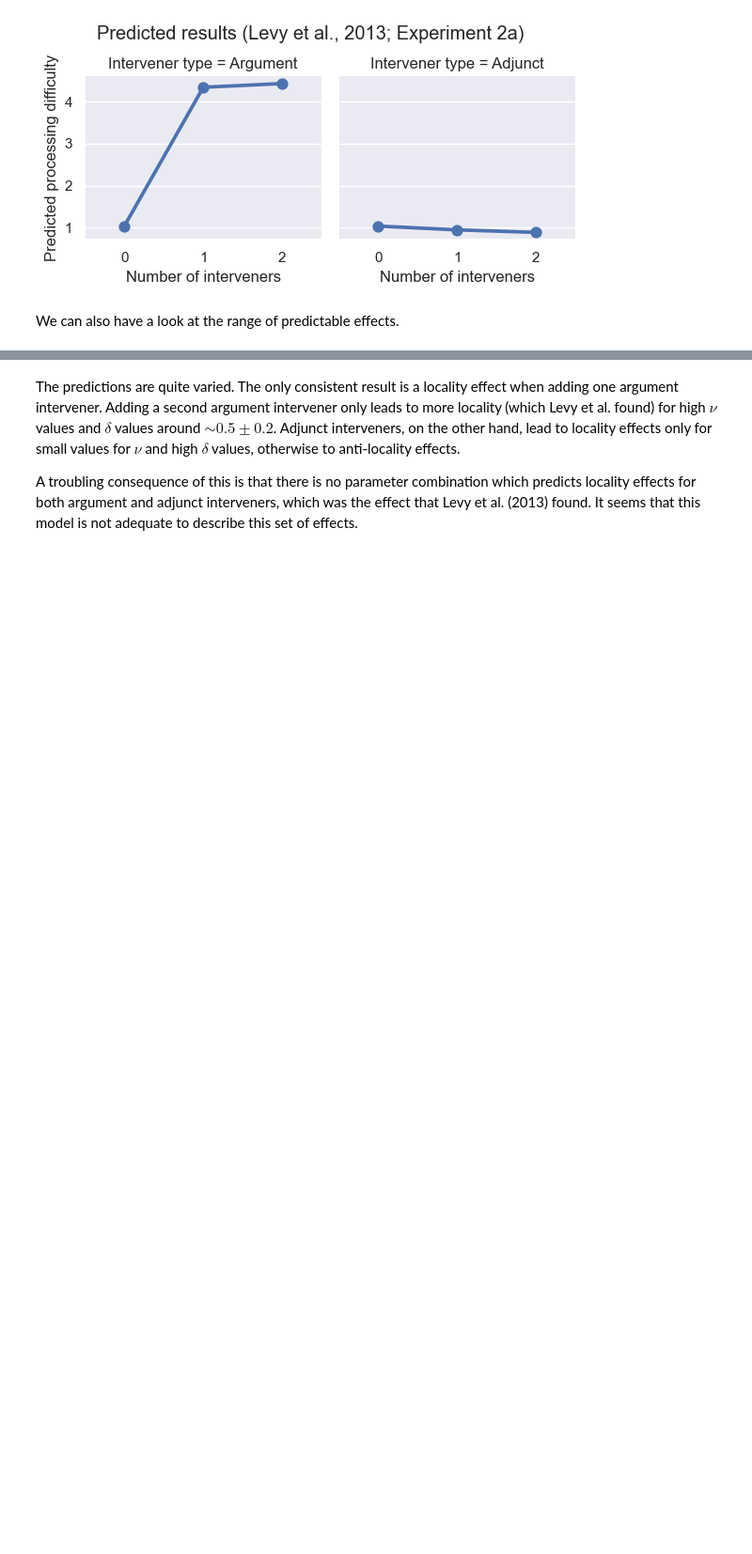
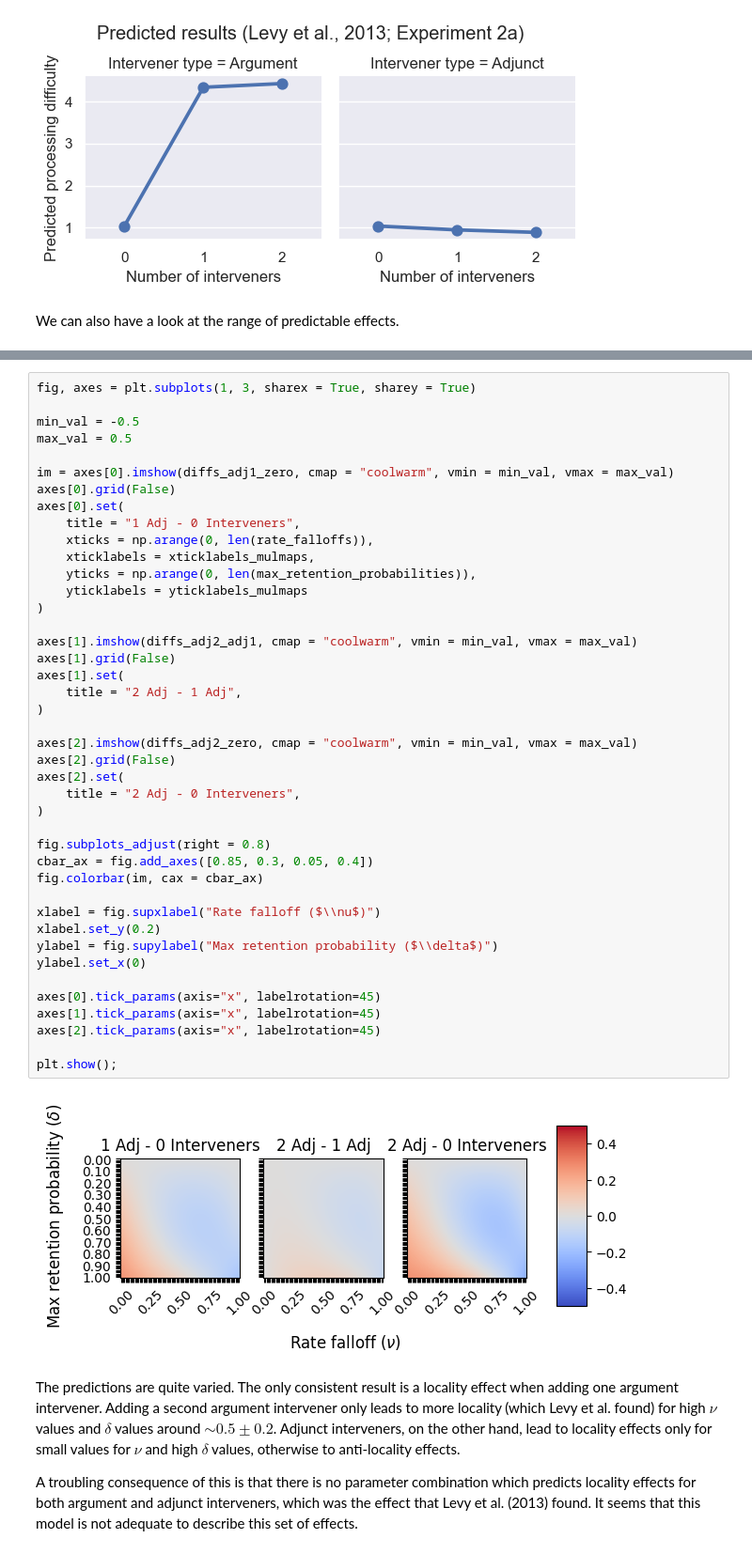
Before and after one commit to johen12/lossy, a Jupyter notebook: toylossy_demo.ipynb, the cells around one changed output, grey strips where cells are left out. Shown at 94% size. Saved outputs shown, nothing was run; the diff lists cells and outputs as text; blank space fills up the shorter version.

```diff
--- a/toylossy_demo.ipynb
+++ b/toylossy_demo.ipynb
@@ -338,3 +340,47 @@ plt.show()
+# %%
+fig, axes = plt.subplots(1, 3, sharex = True, sharey = True)
+
+min_val = -0.5
+max_val = 0.5
+
+im = axes[0].imshow(diffs_adj1_zero, cmap = "coolwarm", vmin = min_val, vmax = max_val)
+axes[0].grid(False)
+axes[0].set(
+    title = "1 Adj - 0 Interveners",
+    xticks = np.arange(0, len(rate_falloffs)),
+    xticklabels = xticklabels_mulmaps,
+    yticks = np.arange(0, len(max_retention_probabilities)),
+    yticklabels = yticklabels_mulmaps
+)
+
+axes[1].imshow(diffs_adj2_adj1, cmap = "coolwarm", vmin = min_val, vmax = max_val)
+axes[1].grid(False)
+axes[1].set(
+    title = "2 Adj - 1 Adj",
+)
+
+axes[2].imshow(diffs_adj2_zero, cmap = "coolwarm", vmin = min_val, vmax = max_val)
+axes[2].grid(False)
+axes[2].set(
+    title = "2 Adj - 0 Interveners",
+)
+
+fig.subplots_adjust(right = 0.8)
+cbar_ax = fig.add_axes([0.85, 0.3, 0.05, 0.4])
+fig.colorbar(im, cax = cbar_ax)
+
+xlabel = fig.supxlabel("Rate falloff ($\\nu$)")
+xlabel.set_y(0.2)
+ylabel = fig.supylabel("Max retention probability ($\\delta$)")
+ylabel.set_x(0)
+
+axes[0].tick_params(axis="x", labelrotation=45)
+axes[1].tick_params(axis="x", labelrotation=45)
+axes[2].tick_params(axis="x", labelrotation=45)
+
+plt.show();
+# %% [output]
+[figure, added]
 # %% [markdown]
 The predictions are quite varied. The only consistent result is a locality effect when adding one argument intervener. Adding a second argument intervener only leads to more locality (which Levy et al. found) for high $\nu$ values and $\delta$ values around $\sim 0.5\pm 0.2$. Adjunct interveners, on the other hand, lead to locality effects only for small values for $\nu$ and high $\delta$ values, otherwise to anti-locality effects.
 
```
Also changed, not shown: parts of 19 cells of this notebook.
